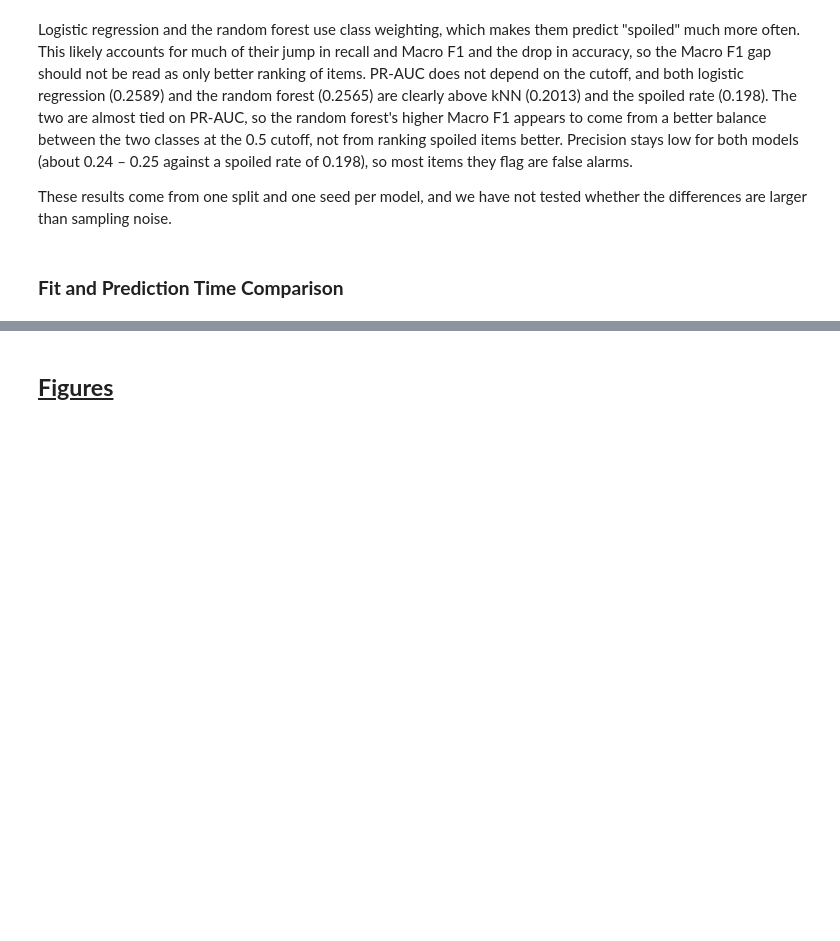
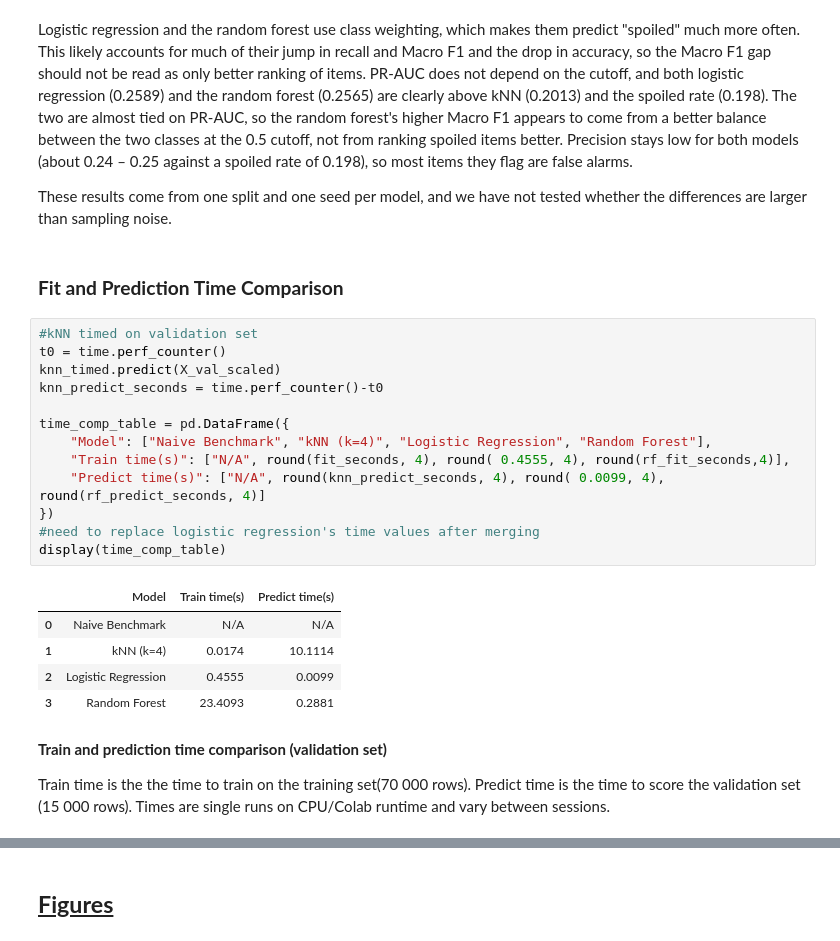
Before and after one commit to AnishaP3/Reducing-Inventory-Waste-in-Grocery-Stores, a Jupyter notebook: Notebooks/Project_Milestone_5_Final_Experiments_and_Analysis.ipynb, the cells around one changed output, grey strips where cells are left out. Drawn from its saved outputs; the diff is of its cells as text; blank space fills up the shorter version.

```diff
--- a/Notebooks/Project_Milestone_5_Final_Experiments_and_Analysis.ipynb
+++ b/Notebooks/Project_Milestone_5_Final_Experiments_and_Analysis.ipynb
@@ -733,3 +742,26 @@ Logistic regression and the random forest use class weighting, which makes them
 These results come from one split and one seed per model, and we have not tested whether the differences are larger than sampling noise.
 # %% [markdown]
 ### **Fit and Prediction Time Comparison**
+# %%
+#kNN timed on validation set
+t0 = time.perf_counter()
+knn_timed.predict(X_val_scaled)
+knn_predict_seconds = time.perf_counter()-t0
+
+time_comp_table = pd.DataFrame({
+    "Model": ["Naive Benchmark", "kNN (k=4)", "Logistic Regression", "Random Forest"],
+    "Train time(s)": ["N/A", round(fit_seconds, 4), round( 0.4555, 4), round(rf_fit_seconds,4)],
+    "Predict time(s)": ["N/A", round(knn_predict_seconds, 4), round( 0.0099, 4), round(rf_predict_seconds, 4)]
+})
+#need to replace logistic regression's time values after merging
+display(time_comp_table)
+# %% [output]
+|  | Model | Train time(s) | Predict time(s) |
+| 0 | Naive Benchmark | N/A | N/A |
+| 1 | kNN (k=4) | 0.0174 | 10.1114 |
+| 2 | Logistic Regression | 0.4555 | 0.0099 |
+| 3 | Random Forest | 23.4093 | 0.2881 |
+# %% [markdown]
+**Train and prediction time comparison (validation set)**
+
+Train time is the the time to train on the training set(70 000 rows). Predict time is the time to score the validation set (15 000 rows). Times are single runs on CPU/Colab runtime and vary between sessions.
```
Also changed, not shown: parts of 6 cells of this notebook.
